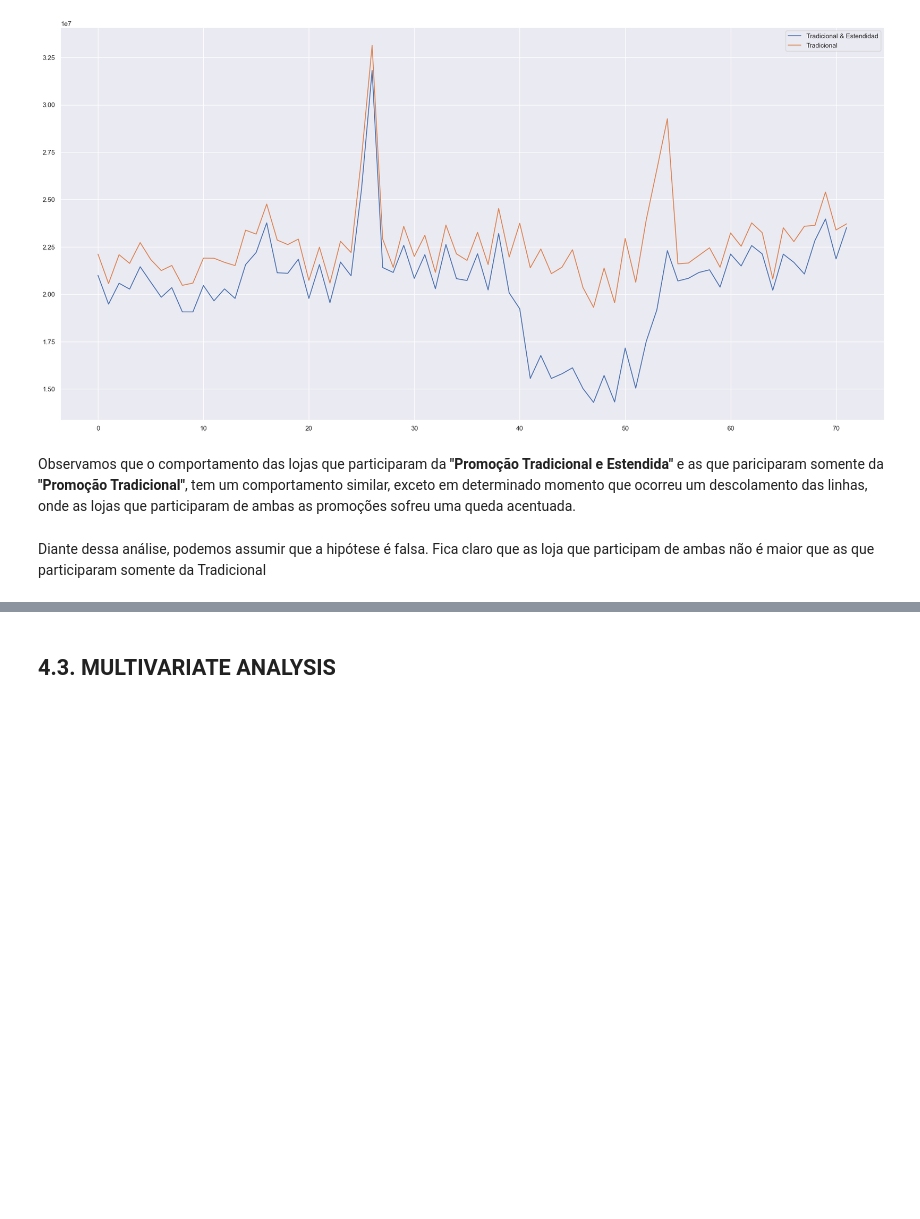
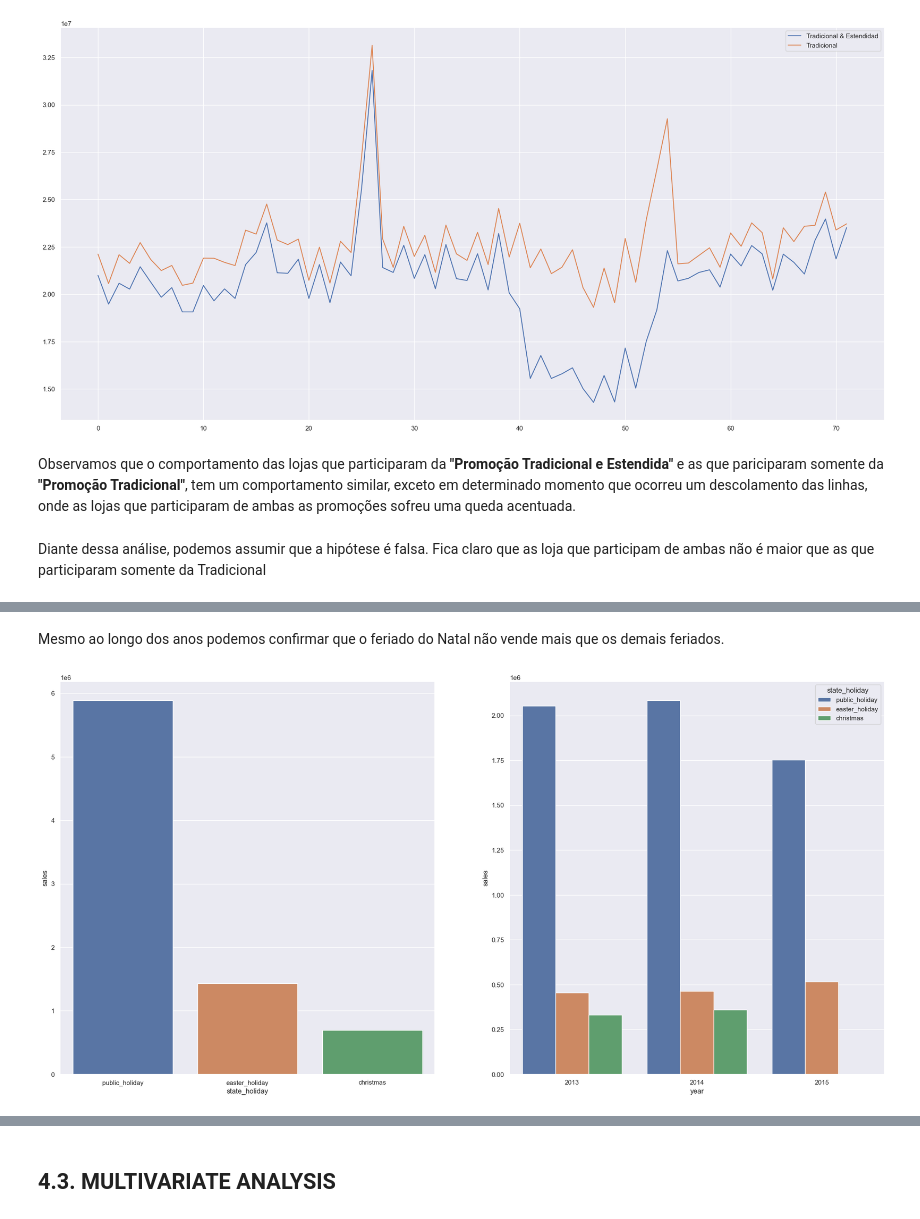
Before and after one commit to flsantos-ds/datascience_em_producao, a Jupyter notebook: m04_v01_store_sales_prediction.ipynb, the cells around one changed output, grey strips where cells are left out. Drawn from its saved outputs; the diff is of its cells as text; code cells hidden in the pictures; blank space fills up the shorter version.

```diff
--- a/m04_v01_store_sales_prediction.ipynb
+++ b/m04_v01_store_sales_prediction.ipynb
@@ -935,0 +969,24 @@ Diante dessa análise, podemos assumir que a hipótese é falsa. Fica claro que
+# %% [markdown]
+Mesmo ao longo dos anos podemos confirmar que o feriado do Natal não vende mais que os demais feriados.
+# %%
+# Agrupar as análises
+
+# Filtrar os dias diferente aos 'regular_day'
+aux = df4[df4['state_holiday'] != 'regular_day']
+
+plt.subplot(1, 2, 1)
+# Agrupar os dados para análise por feriado
+aux1 = aux[['state_holiday', 'sales']].groupby('state_holiday').sum().reset_index().sort_values('sales', ascending = False)
+
+# Plotar o gráfico de barras
+sns.barplot(x = 'state_holiday', y = 'sales', data = aux1);
+
+
+plt.subplot(1, 2, 2)
+# Agrupar dados para análise ao longo dos anos
+aux2 = aux[['year', 'state_holiday', 'sales']].groupby(['year', 'state_holiday']).sum().reset_index().sort_values('sales', ascending = False)
+
+# Plotar o gráfico de barras
+sns.barplot(x = 'year', y = 'sales', hue = 'state_holiday', data = aux2);
+# %% [output]
+[figure, added]
```
Also changed, not shown: parts of 54 cells of this notebook.
